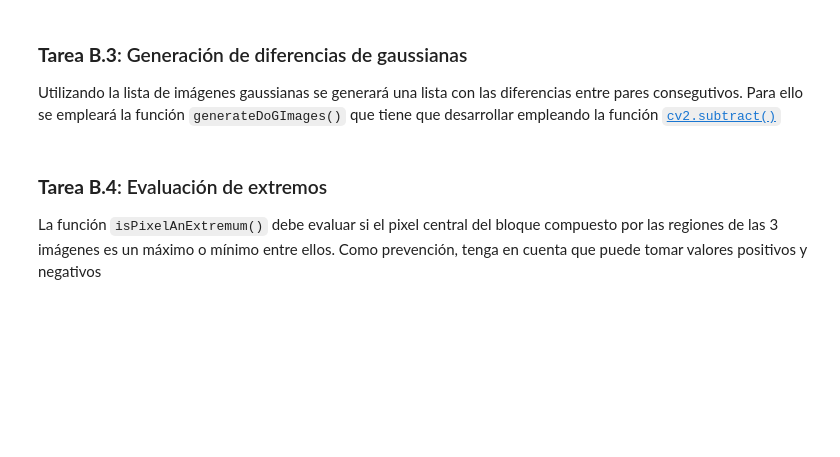
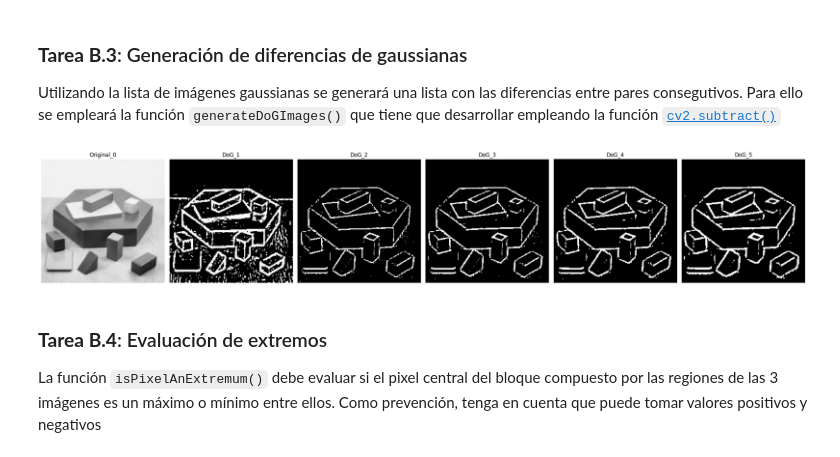
Before and after one commit to beajimeenez/Practicas_Computer_Vision, a Jupyter notebook: Lab_4/src/partB.ipynb, the cells around one changed output. Cells and saved outputs as stored; diff of their text form; code cells hidden in the pictures; blank space fills up the shorter version.

```diff
--- a/Lab_4/src/partB.ipynb
+++ b/Lab_4/src/partB.ipynb
@@ -87,6 +87,29 @@ def show_gaussian_pyramid(original_img, gaussian_imgs, sigmas, idx_img=0):
 
     plt.tight_layout()
     plt.show()
+
+# APARTADO B1.3 - Generación de imágenes DoG
+
+def show_original_and_dog(original_img, dog_images, idx_img=0):
+
+    n = len(dog_images) + 1  # 1 original + N DoG
+    plt.figure(figsize=(4 * n, 5))
+
+    # --- Imagen ORIGINAL ---
+    plt.subplot(1, n, 1)
+    plt.imshow(original_img.astype(np.uint8), cmap="gray")
+    plt.title(f"Original_{idx_img}")
+    plt.axis("off")
+
+    # --- Imágenes DoG ---
+    for i, dog_img in enumerate(dog_images):
+        plt.subplot(1, n, i + 2)
+        plt.imshow(dog_img.astype(np.uint8), cmap="gray")
+        plt.title(f"DoG_{i+1}")
+        plt.axis("off")
+
+    plt.tight_layout()
+    plt.show()
 # %% [markdown]
 ## **B1: Detección de puntos de interés**
 # %% [markdown]
@@ -167,25 +190,43 @@ Utilizando la lista de imágenes gaussianas se generará una lista con las difer
 # %%
 def generateDoGImages(gaussian_images):
     """Generate Difference-of-Gaussians list
 
     Args:
         gaussian_images (List[np.array[np.float32]): List of blurred images
 
     Returns:
         List[np.array[np.float32]: List of difference of gaussian images
     """
     dog_images = []
 
     # TODO: Generate the list of difference of gaussians using cv2.subtract()
     for i in range(len(gaussian_images) - 1):
-        dog_img = cv2.subtract(gaussian_images[i + 1], gaussian_images[i])
+        dog_img = cv2.subtract(gaussian_images[i + 1], gaussian_images[i]).astype(np.float32)
         dog_images.append(dog_img)
 
     return dog_images
 
 dog_images = generateDoGImages(gaussian_images)
 for i in dog_images:
     show_image("DoG image", i.astype(np.uint8))
+
+# Mostramos los resultados en una misma figura
+show_original_and_dog(image, dog_images, idx_img=0)
+
+# Guardamos los resultados en una carpeta de salida
+folder="output_T_B1_3"
+os.makedirs(folder, exist_ok=True)
+
+# Guardar original
+idx_img = 0
+cv2.imwrite(os.path.join(folder, f"Original_{idx_img}.png"), image.astype(np.uint8))
+
+# Guardar DoG
+for i, dog_img in enumerate(dog_images):
+    filename = f"DoG_{i+1}.png"
+    cv2.imwrite(os.path.join(folder, filename), dog_img.astype(np.uint8))
+# %% [output]
+[figure, added]
 # %% [markdown]
 ### **Tarea B.4**: Evaluación de extremos
 
```
Also changed, not shown: 6 other files.
